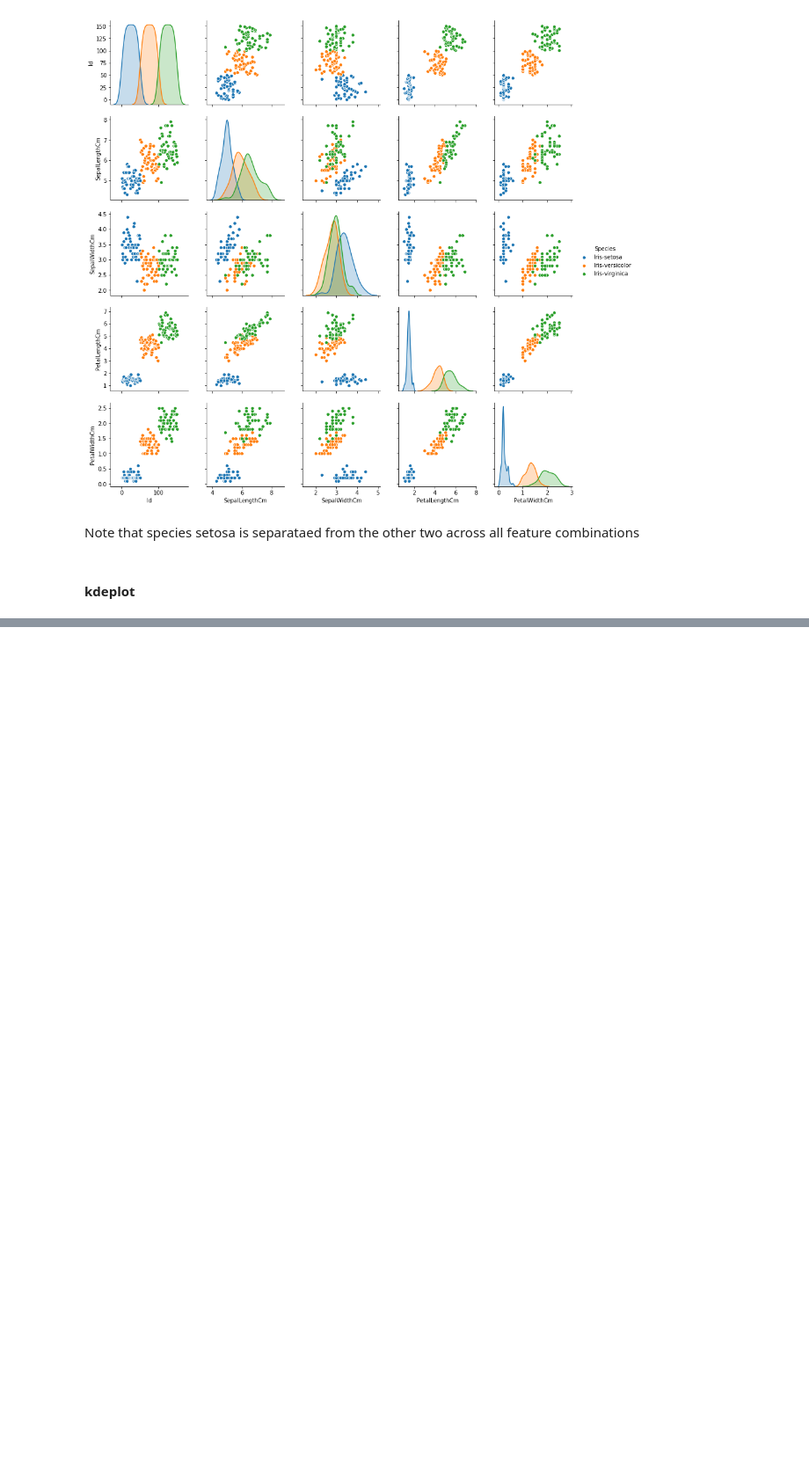
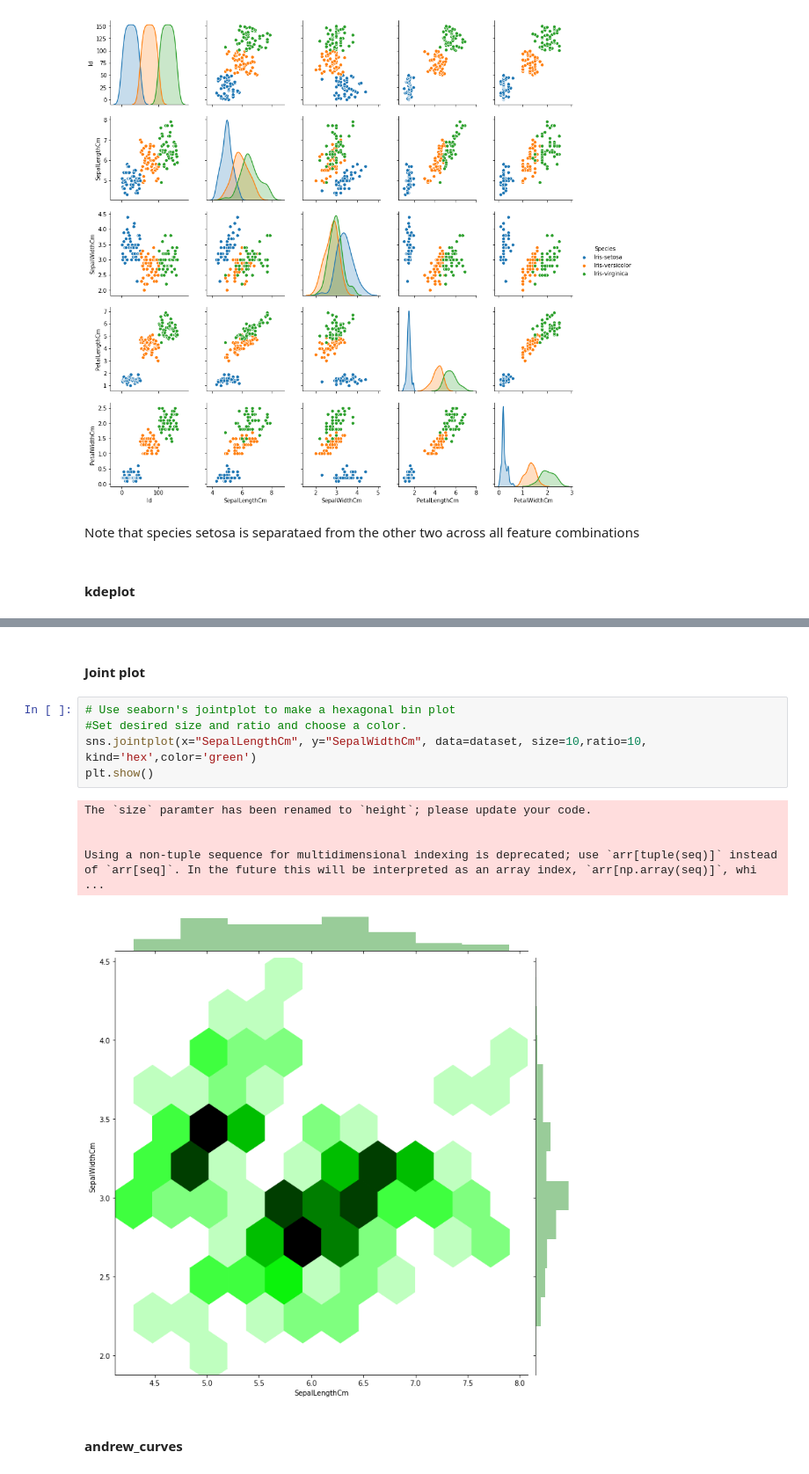
Before and after one commit to muokicaleb/Data_Science_Projects, a Jupyter notebook: 20_ML_Algorithms_for_Iris_Dataset/20_ml_algorithms.ipynb, the cells around one changed output, grey strips where cells are left out. Shown at 88% size. Cells and saved outputs as stored; diff of their text form; blank space fills up the shorter version.

```diff
--- a/20_ML_Algorithms_for_Iris_Dataset/20_ml_algorithms.ipynb
+++ b/20_ML_Algorithms_for_Iris_Dataset/20_ml_algorithms.ipynb
@@ -183,0 +195,15 @@ Note that species setosa is separataed from the other two across all feature com
+# %% [markdown]
+<h4>Joint plot</h4>
+# %%
+# Use seaborn's jointplot to make a hexagonal bin plot
+#Set desired size and ratio and choose a color.
+sns.jointplot(x="SepalLengthCm", y="SepalWidthCm", data=dataset, size=10,ratio=10, kind='hex',color='green')
+plt.show()
+# %% [output]
+The `size` paramter has been renamed to `height`; please update your code.
+
+
+Using a non-tuple sequence for multidimensional indexing is deprecated; use `arr[tuple(seq)]` instead of `arr[seq]`. In the future this will be interpreted as an array index, `arr[np.array(seq)]`, whi ...
+[figure, added]
+# %% [markdown]
+<h4>andrew_curves</h4>
```
Also changed, not shown: parts of 1 cell of this notebook.
